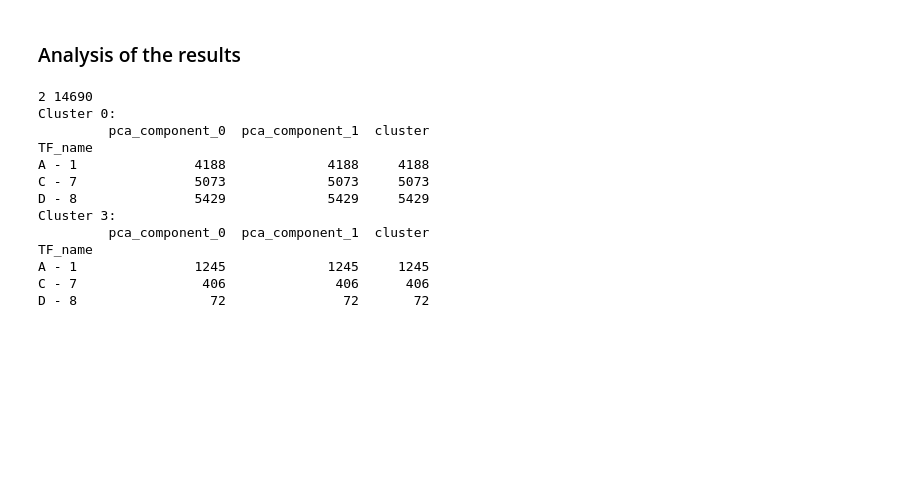
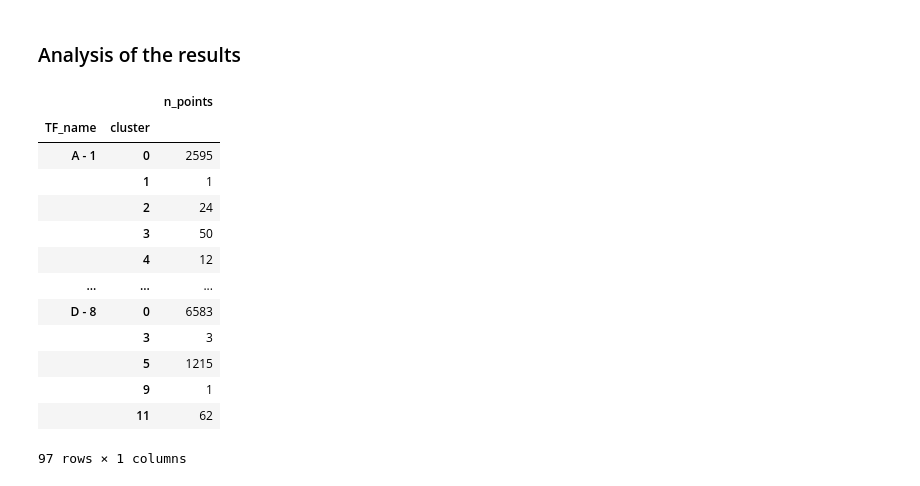
Before and after one commit to CS-433/ml-project-2-transcripted_cherry, a Jupyter notebook: Jupyter notebooks/Task_2.ipynb, the cells around one changed output. Cells and saved outputs as stored; diff of their text form; code cells hidden in the pictures; blank space fills up the shorter version.

```diff
--- a/Jupyter notebooks/Task_2.ipynb
+++ b/Jupyter notebooks/Task_2.ipynb
@@ -214,29 +290,25 @@ plt.scatter(ypet_cluster.iloc[:,0], ypet_cluster.iloc[:,1], c=kmean.labels_, alp
 # %% [markdown]
 ### Analysis of the results
-# %%
-# Find more information
-min_n = ypet_clustered.groupby('cluster').count().min()[0] #min number of points i n a cluster
-max_n = ypet_clustered.groupby('cluster').count().max()[0] #min number of points i n a cluster
-print(min_n, max_n)
-
-test = ypet_clustered[ypet_clustered['cluster'] == 0]
-print("Cluster 0:")
-print(test.groupby('TF_name').count())
-
-test = ypet_clustered[ypet_clustered['cluster'] == 3]
-print("Cluster 3:")
-print(test.groupby('TF_name').count())
-# %% [output]
-2 14690
-Cluster 0:
-         pca_component_0  pca_component_1  cluster
-TF_name
-A - 1               4188             4188     4188
-C - 7               5073             5073     5073
-D - 8               5429             5429     5429
-Cluster 3:
-         pca_component_0  pca_component_1  cluster
-TF_name
-A - 1               1245             1245     1245
-C - 7                406              406      406
-D - 8                 72               72       72
+# %%
+ypet_clustered = ypet_clustered.reset_index()
+# %%
+# Check how many points are in which cluster
+spread = ypet_clustered.groupby(['TF_name', 'cluster']).count()
+spread = spread.rename(columns={'index': 'n_points'})
+spread = spread.drop(columns=spread.columns[1:], axis = 1)
+spread
+# %% [output]
+|  |  | n_points |
+| TF_name | cluster |  |
+| A - 1 | 0 | 2595 |
+|  | 1 | 1 |
+|  | 2 | 24 |
+|  | 3 | 50 |
+|  | 4 | 12 |
+| ... | ... | ... |
+| D - 8 | 0 | 6583 |
+|  | 3 | 3 |
+|  | 5 | 1215 |
+|  | 9 | 1 |
+|  | 11 | 62 |
+97 rows × 1 columns
```
Also changed, not shown: parts of 44 cells of this notebook.
